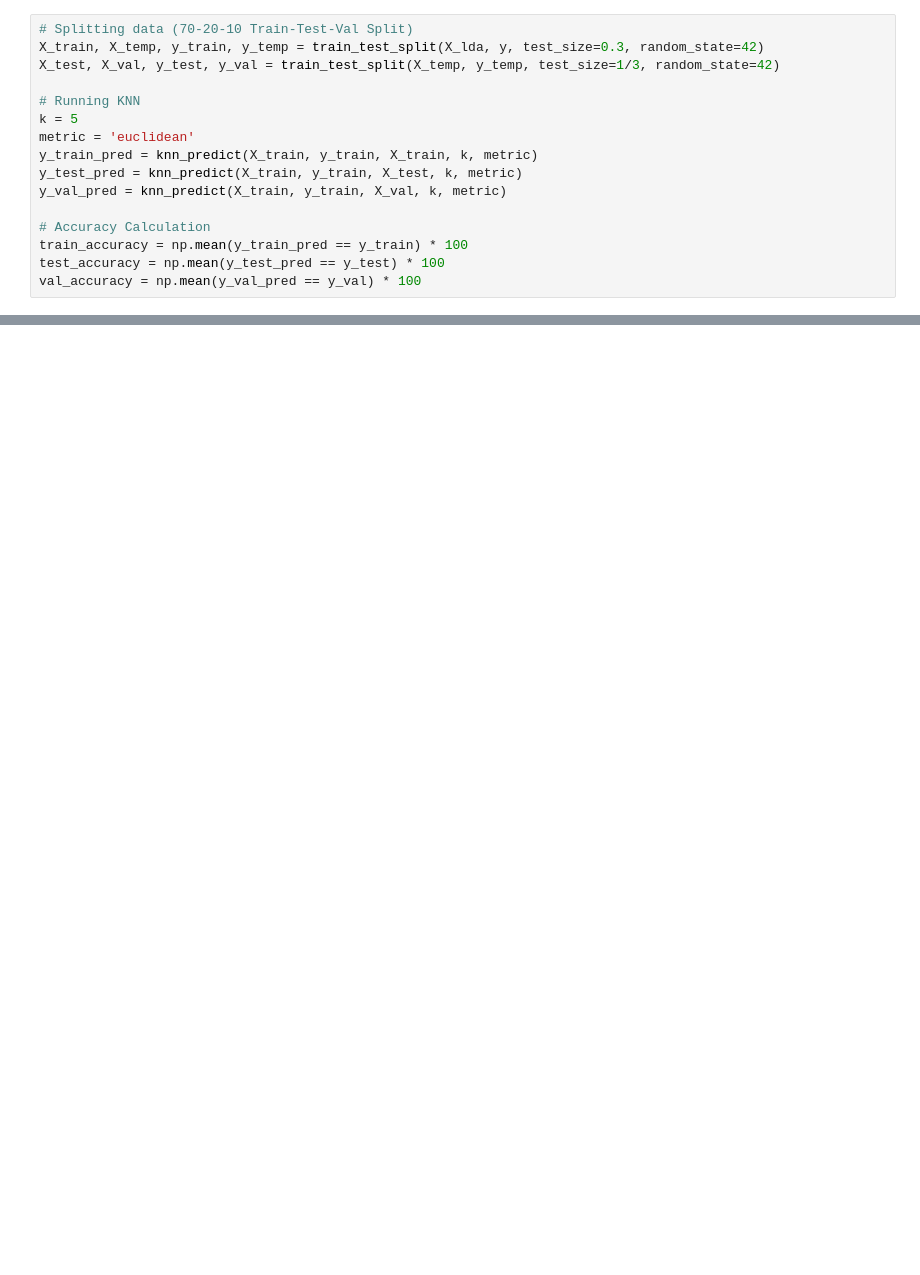
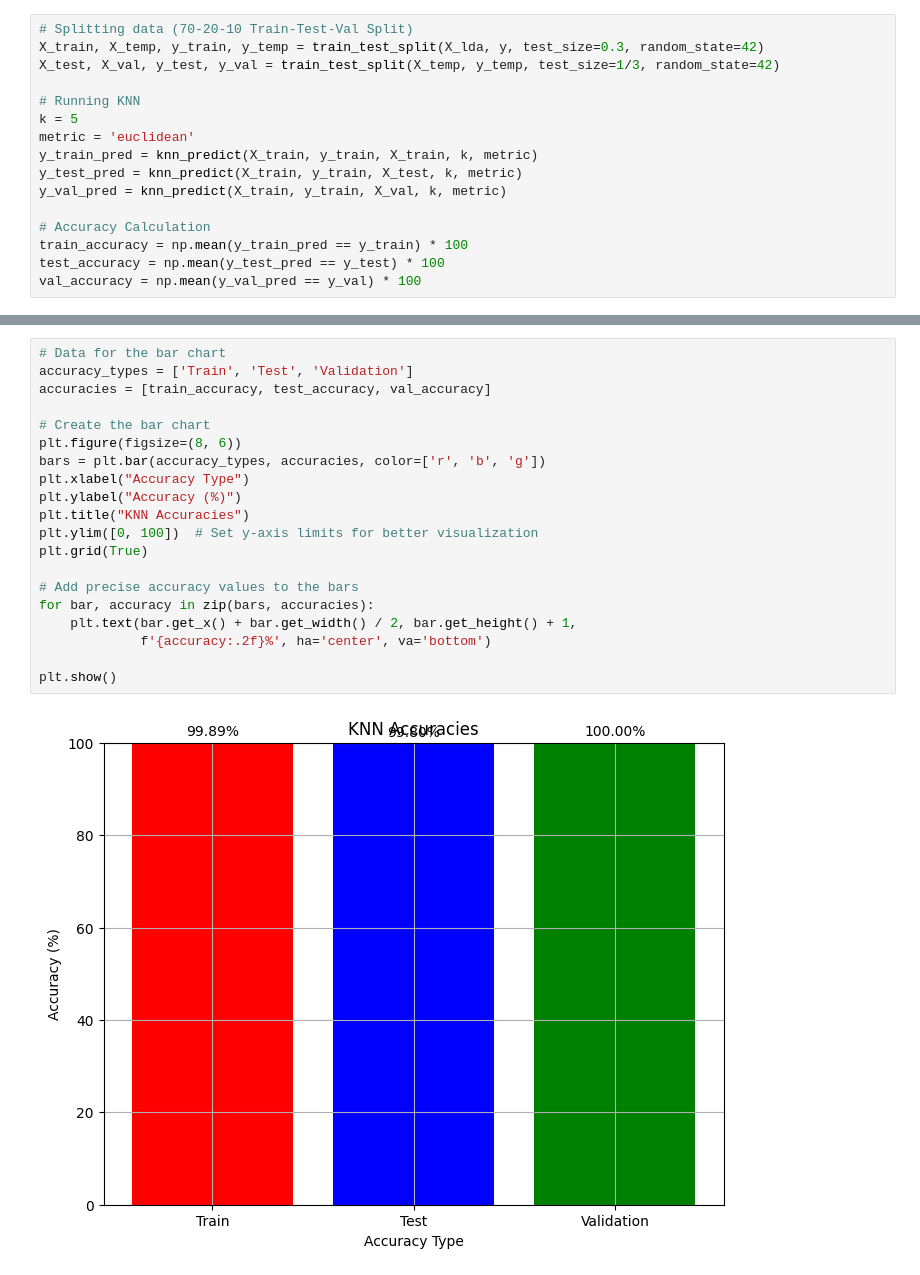
Before and after one commit to RepoRogue123/Linguistix, a Jupyter notebook: KNN/KNN_LDA.ipynb, the cells around one changed output, grey strips where cells are left out. Saved outputs shown, nothing was run; the diff lists cells and outputs as text; blank space fills up the shorter version.

```diff
--- a/KNN/KNN_LDA.ipynb
+++ b/KNN/KNN_LDA.ipynb
@@ -116,0 +130,22 @@ Number of features after LDA : 49
+# %%
+# Data for the bar chart
+accuracy_types = ['Train', 'Test', 'Validation']
+accuracies = [train_accuracy, test_accuracy, val_accuracy]
+
+# Create the bar chart
+plt.figure(figsize=(8, 6))
+bars = plt.bar(accuracy_types, accuracies, color=['r', 'b', 'g'])
+plt.xlabel("Accuracy Type")
+plt.ylabel("Accuracy (%)")
+plt.title("KNN Accuracies")
+plt.ylim([0, 100])  # Set y-axis limits for better visualization
+plt.grid(True)
+
+# Add precise accuracy values to the bars
+for bar, accuracy in zip(bars, accuracies):
+    plt.text(bar.get_x() + bar.get_width() / 2, bar.get_height() + 1,
+             f'{accuracy:.2f}%', ha='center', va='bottom')
+
+plt.show()
+# %% [output]
+[figure, added]
```
Also changed, not shown: parts of 3 cells of this notebook, 2 other files.
